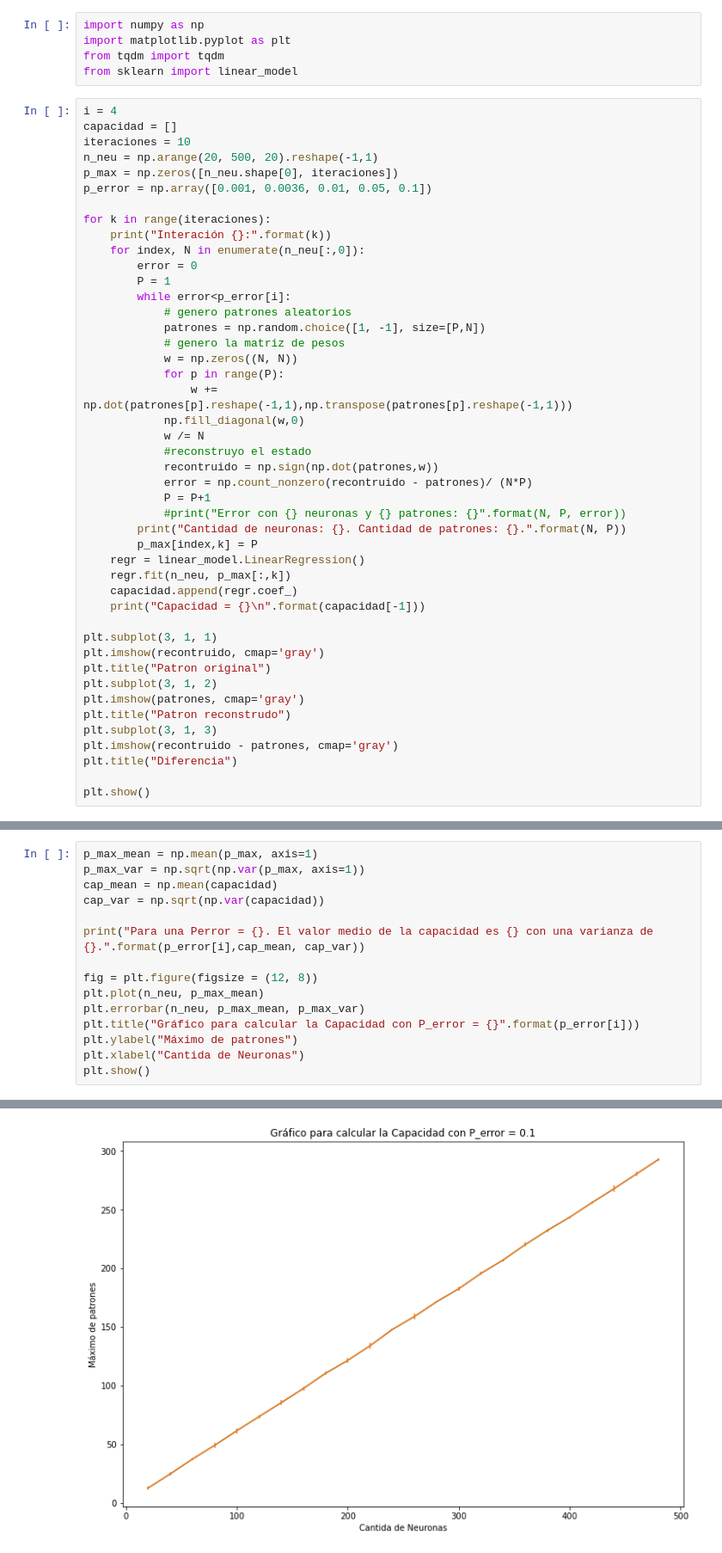
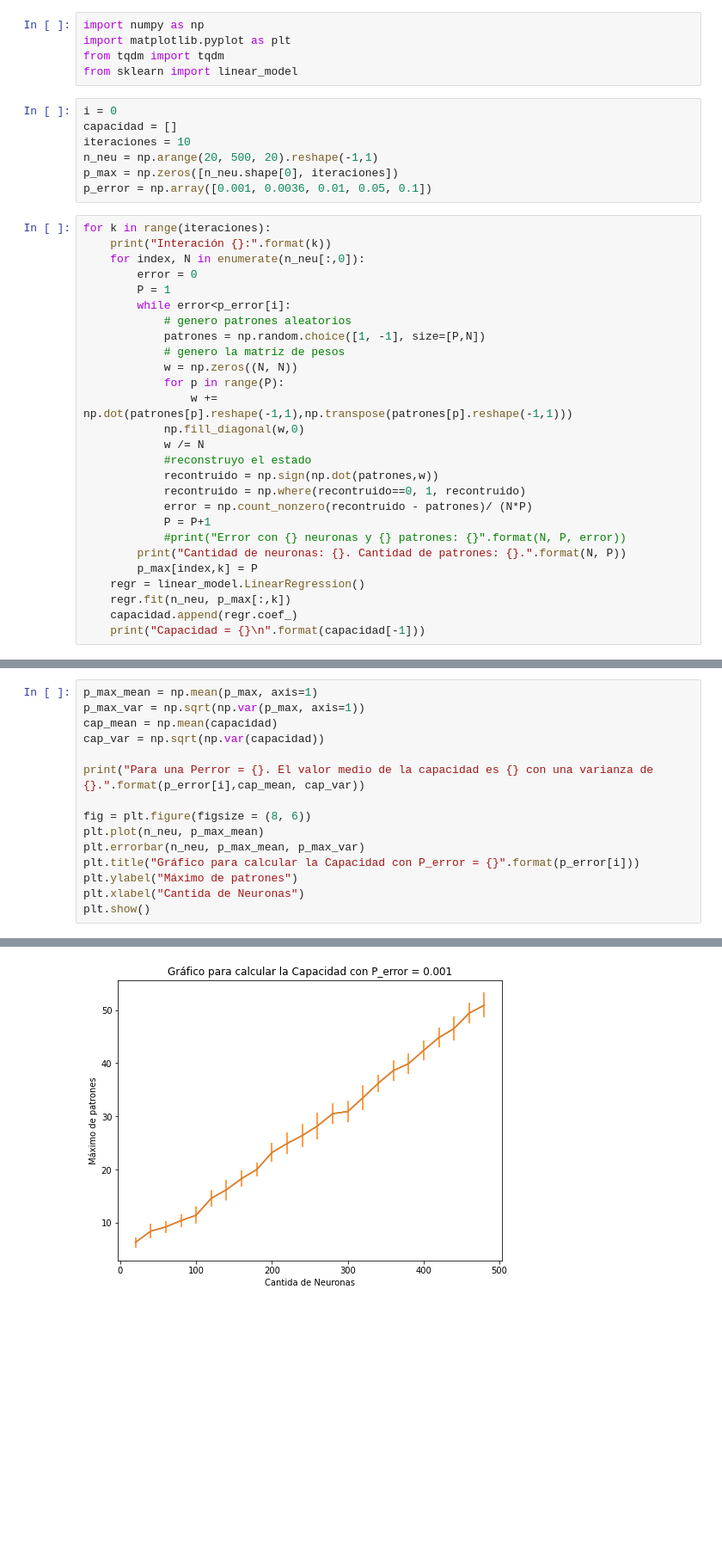
Before and after one commit to agustinsilva447/Machine-learning, a Jupyter notebook: Redes Neuronales UBA/TP1/UBA_RN_TP1_ejerciciob).ipynb, the cells around one changed output, grey strips where cells are left out. Shown at 86% size. Saved outputs shown, nothing was run; the diff lists cells and outputs as text; blank space fills up the shorter version.

Commit message:
capacidad Hopfield

```diff
--- a/Redes Neuronales UBA/TP1/UBA_RN_TP1_ejerciciob).ipynb
+++ b/Redes Neuronales UBA/TP1/UBA_RN_TP1_ejerciciob).ipynb
@@ -3,14 +3,14 @@ import numpy as np
 import matplotlib.pyplot as plt
 from tqdm import tqdm
 from sklearn import linear_model
+# %%
+i = 0
+capacidad = []
+iteraciones = 10
+n_neu = np.arange(20, 500, 20).reshape(-1,1)
+p_max = np.zeros([n_neu.shape[0], iteraciones])
+p_error = np.array([0.001, 0.0036, 0.01, 0.05, 0.1])
 # %%
-i = 4
-capacidad = []
-iteraciones = 10
-n_neu = np.arange(20, 500, 20).reshape(-1,1)
-p_max = np.zeros([n_neu.shape[0], iteraciones])
-p_error = np.array([0.001, 0.0036, 0.01, 0.05, 0.1])
-
 for k in range(iteraciones):
     print("Interación {}:".format(k))
     for index, N in enumerate(n_neu[:,0]):
@@ -27,6 +27,7 @@ for k in range(iteraciones):
             w /= N
             #reconstruyo el estado
             recontruido = np.sign(np.dot(patrones,w))
+            recontruido = np.where(recontruido==0, 1, recontruido)
             error = np.count_nonzero(recontruido - patrones)/ (N*P)
             P = P+1
             #print("Error con {} neuronas y {} patrones: {}".format(N, P, error))
@@ -36,17 +37,5 @@ for k in range(iteraciones):
     regr.fit(n_neu, p_max[:,k])
     capacidad.append(regr.coef_)
     print("Capacidad = {}\n".format(capacidad[-1]))
-
-plt.subplot(3, 1, 1)
-plt.imshow(recontruido, cmap='gray')
-plt.title("Patron original")
-plt.subplot(3, 1, 2)
-plt.imshow(patrones, cmap='gray')
-plt.title("Patron reconstrudo")
-plt.subplot(3, 1, 3)
-plt.imshow(recontruido - patrones, cmap='gray')
-plt.title("Diferencia")
-
-plt.show()
 # %% [output]
 Interación 0:
@@ -75,7 +77,7 @@ cap_var = np.sqrt(np.var(capacidad))
 
 print("Para una Perror = {}. El valor medio de la capacidad es {} con una varianza de {}.".format(p_error[i],cap_mean, cap_var))
 
-fig = plt.figure(figsize = (12, 8))
+fig = plt.figure(figsize = (8, 6))
 plt.plot(n_neu, p_max_mean)
 plt.errorbar(n_neu, p_max_mean, p_max_var)
 plt.title("Gráfico para calcular la Capacidad con P_error = {}".format(p_error[i]))
@@ -87 +89 @@ Para una Perror = 0.1. El valor medio de la capacidad es 0.6085326086956521 con
-[figure, old version]
+[figure, new version]
```
Also changed, not shown: parts of 3 cells of this notebook.
